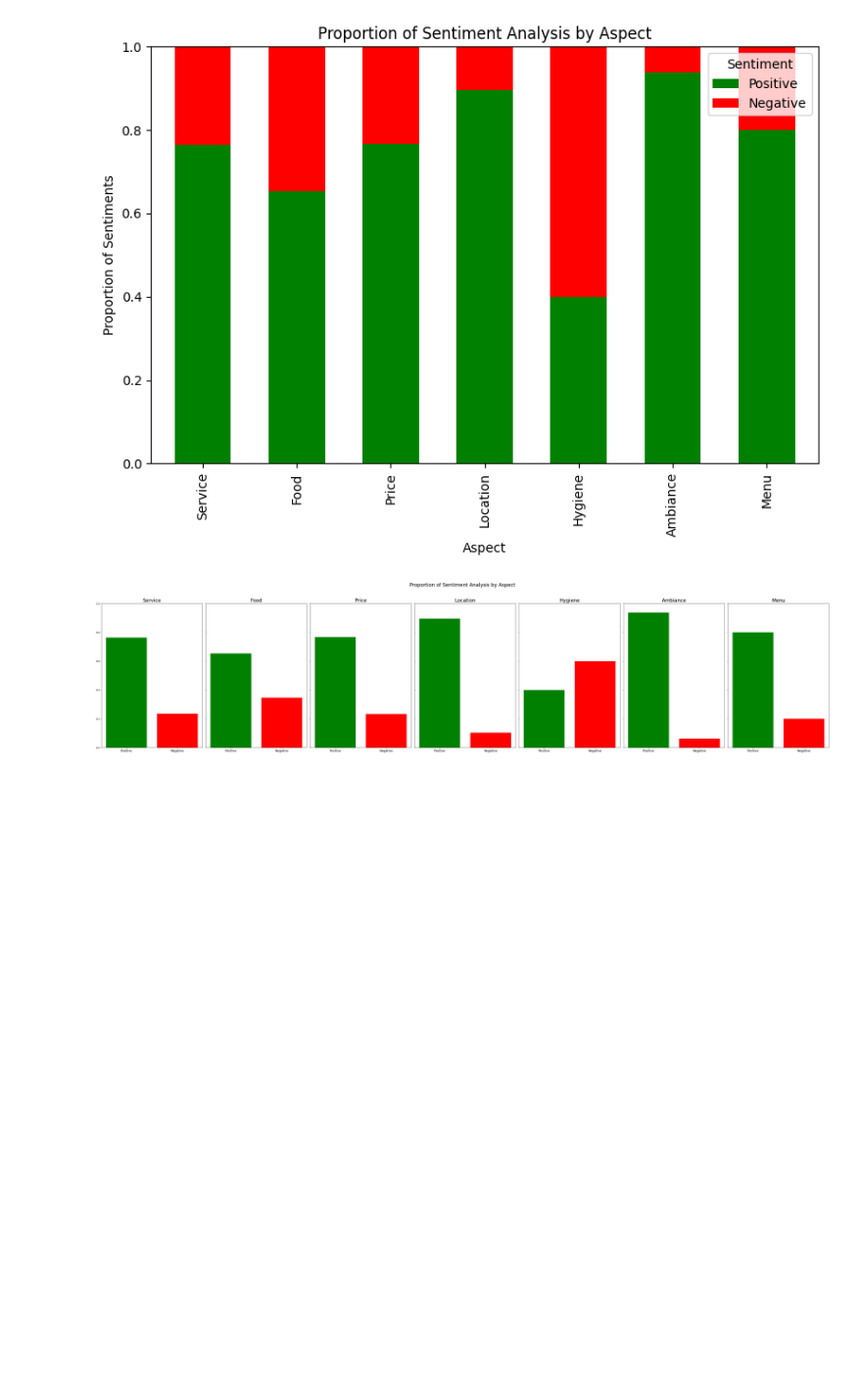
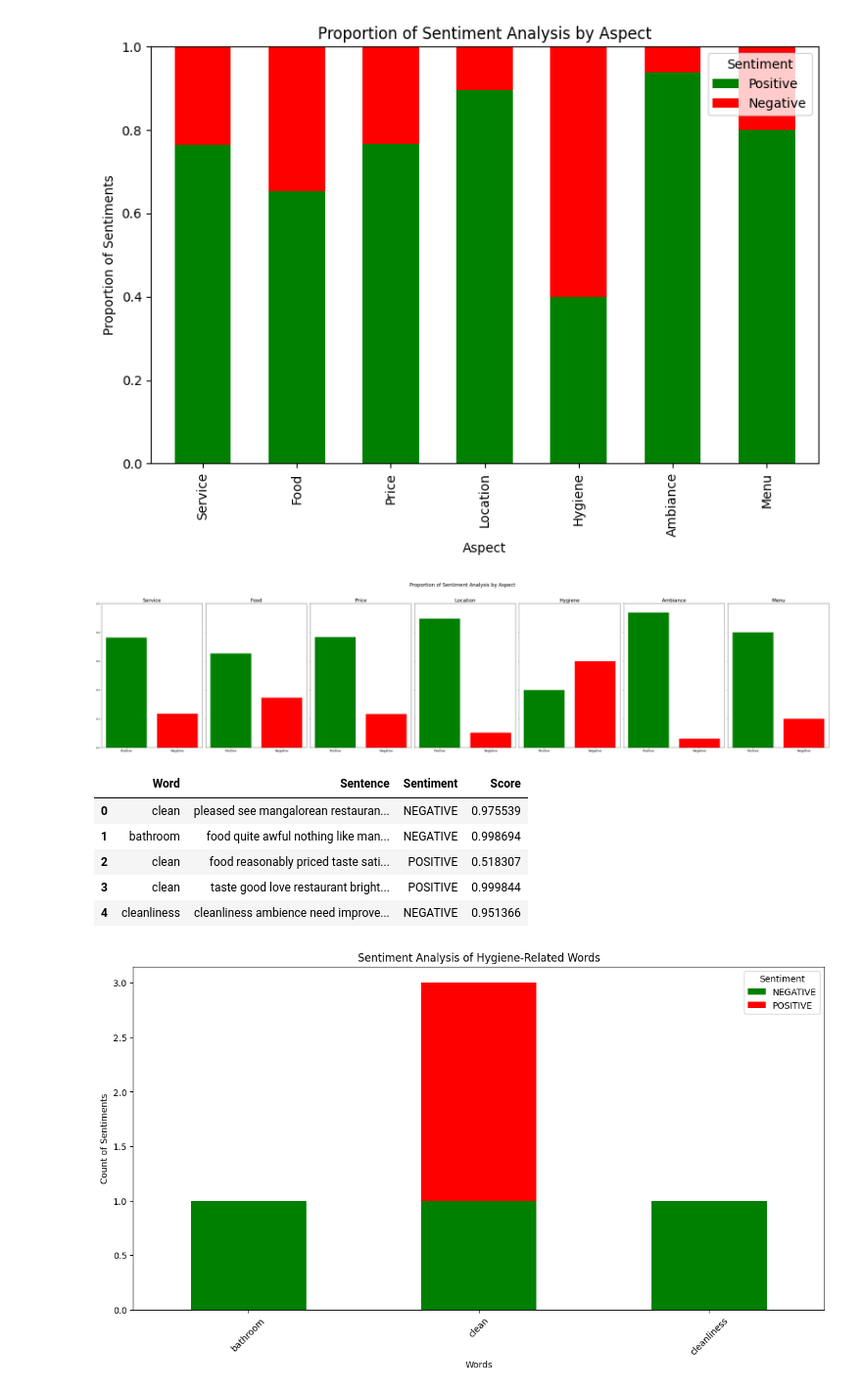
Before and after one commit to yourlaststraw/is434_heritageone, a Jupyter notebook: Aspect_based_sentiment_analysis.ipynb, the cells around one changed output. Shown: that part at 98% size. Drawn from its saved outputs; the diff is of its cells as text; code cells hidden in the pictures; blank space fills up the shorter version.

Commit message:
Update Aspect_Based_Sentiment_Analysis

```diff
--- a/Aspect_based_sentiment_analysis.ipynb
+++ b/Aspect_based_sentiment_analysis.ipynb
@@ -268,3 +275,51 @@ plt.tight_layout(rect=[0, 0, 1, 0.95])
 plt.show()
 # %% [output]
 [figure]
+# %%
+# Hygiene keywords for analysis
+hygiene_keywords = ['cleanliness', 'hygiene', 'clean', 'sanitary', 'restroom', 'bathroom']
+
+#Extract sentences related to the 'Hygiene' aspect and apply sentiment analysis
+hygiene_aspect_sentiments = []
+
+for index, row in data.iterrows():
+    text = row['cleaned_description']
+    mapped_aspects = map_sentence_to_aspect(text)
+    if 'Hygiene' in mapped_aspects:
+        for sentence in mapped_aspects['Hygiene']:
+            # Apply sentiment analysis to the sentence
+            sentiment_result = sentiment_pipeline(sentence)[0]
+
+            # Split the sentence into words and map each word if it's related to 'Hygiene'
+            words_in_sentence = sentence.lower().split()
+            for word in words_in_sentence:
+                if word in hygiene_keywords:
+                    hygiene_aspect_sentiments.append({
+                        'Word': word,
+                        'Sentence': sentence,
+                        'Sentiment': sentiment_result['label'],
+                        'Score': sentiment_result['score']
+                    })
+
+# Display the DataFrame with hygiene-related sentiment analysis
+hygiene_sentiment_df = pd.DataFrame(hygiene_aspect_sentiments)
+display(hygiene_sentiment_df)
+
+# Count the number of positive and negative labels for each hygiene-related word
+hygiene_word_counts = hygiene_sentiment_df.groupby(['Word', 'Sentiment']).size().unstack(fill_value=0)
+
+# Plotting
+hygiene_word_counts.plot(kind='bar', stacked=True, figsize=(14, 7), color=['green', 'red'])
+plt.title('Sentiment Analysis of Hygiene-Related Words')
+plt.xlabel('Words')
+plt.ylabel('Count of Sentiments')
+plt.xticks(rotation=45)
+plt.show()
+# %% [output]
+|  | Word | Sentence | Sentiment | Score |
+| 0 | clean | pleased see mangalorean restauran... | NEGATIVE | 0.975539 |
+| 1 | bathroom | food quite awful nothing like man... | NEGATIVE | 0.998694 |
+| 2 | clean | food reasonably priced taste sati... | POSITIVE | 0.518307 |
+| 3 | clean | taste good love restaurant bright... | POSITIVE | 0.999844 |
+| 4 | cleanliness | cleanliness ambience need improve... | NEGATIVE | 0.951366 |
+[figure, added]
```
Also changed, not shown: parts of 6 cells of this notebook, 1 other file.
